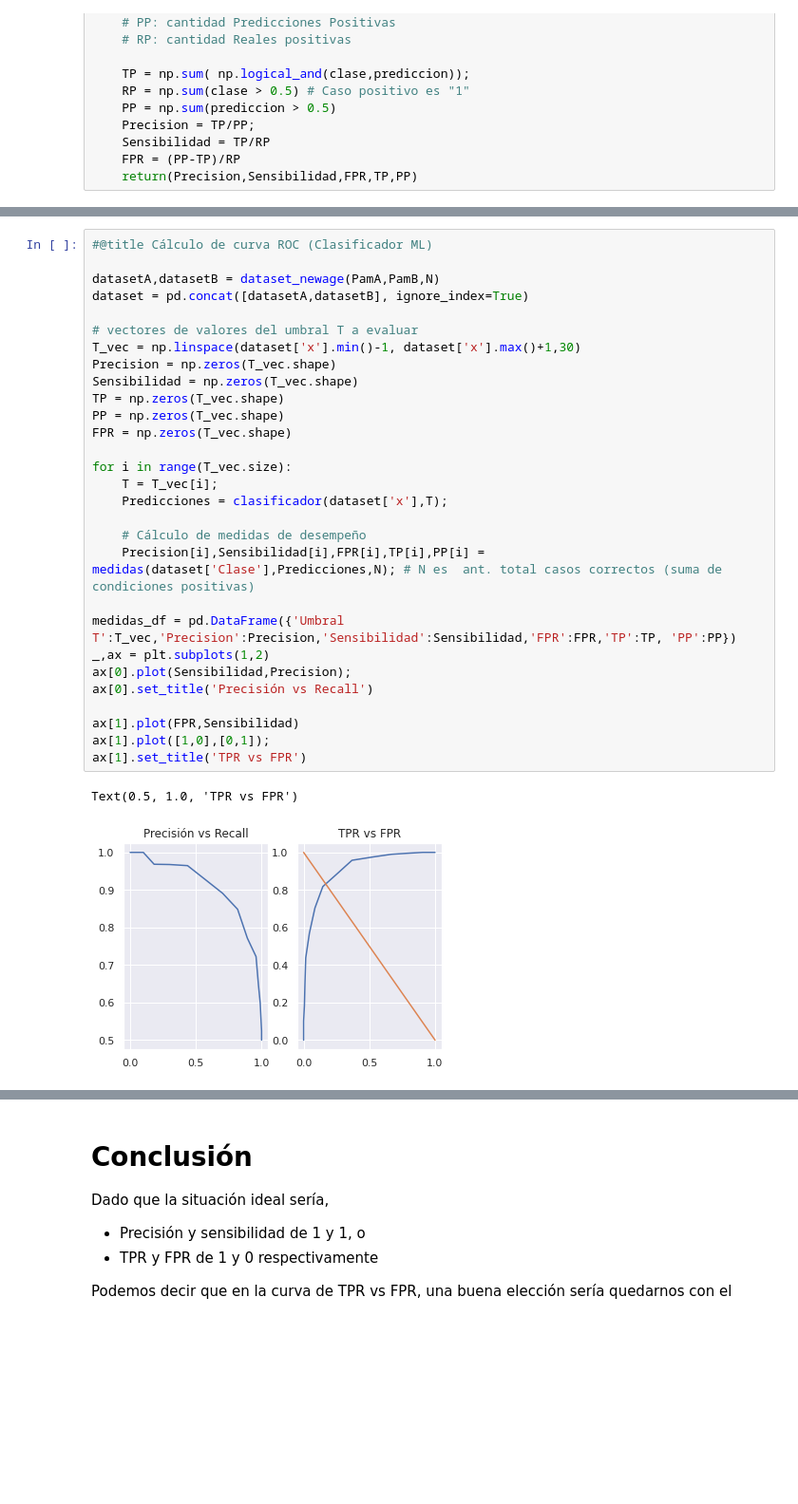
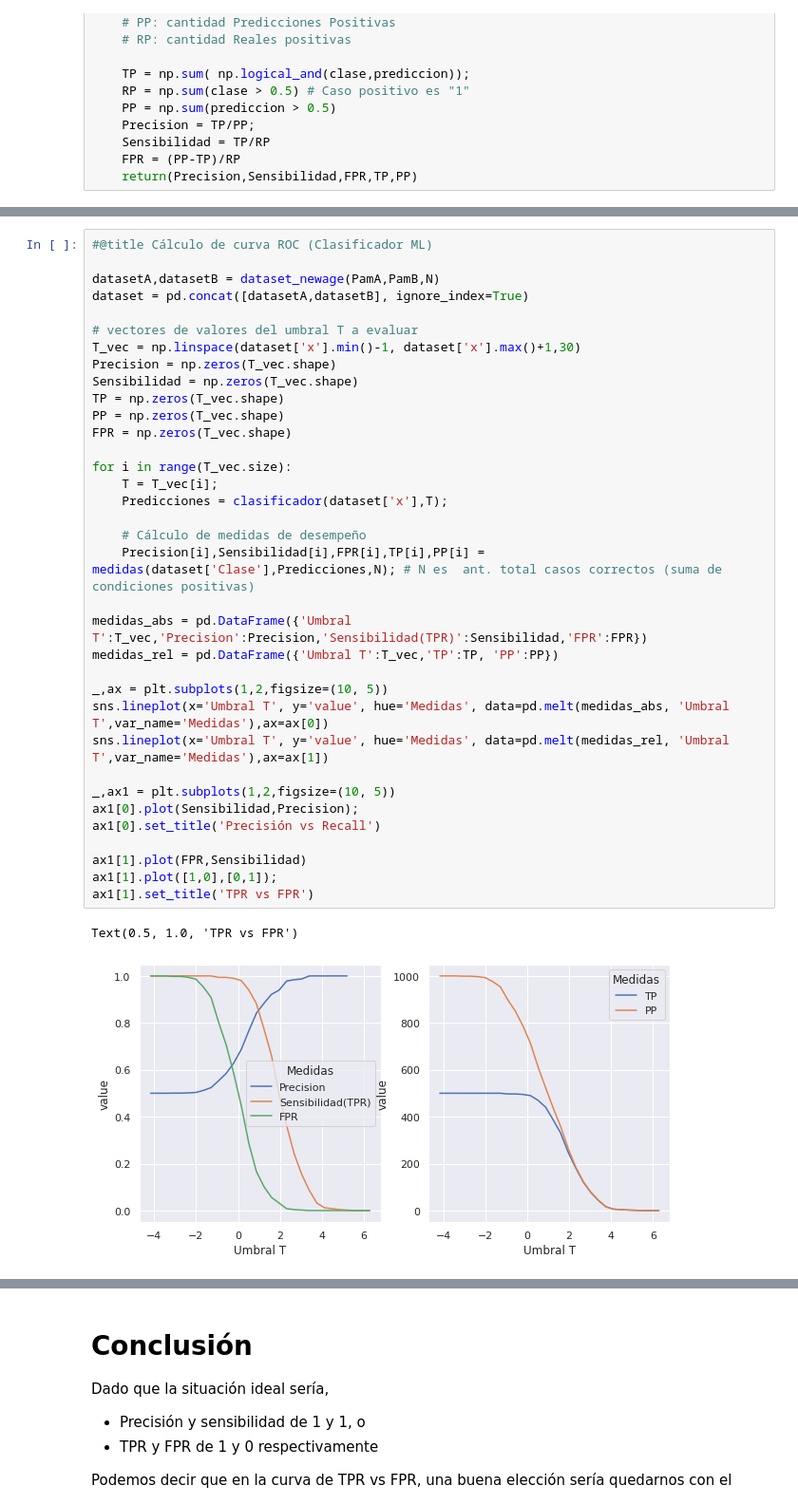
Before and after one commit to DarkMagicianK/Aprendizaje_de_Maquina2022, a Jupyter notebook: Tp2/Tp2_ejercicio2.ipynb, the cells around one changed output, grey strips where cells are left out. Shown at 95% size. Cells and saved outputs as stored; diff of their text form; blank space fills up the shorter version.

```diff
--- a/Tp2/Tp2_ejercicio2.ipynb
+++ b/Tp2/Tp2_ejercicio2.ipynb
@@ -102,32 +102,38 @@ Text(0.5, 1.0, 'Hist con seaborn')
 # %%
 #@title Cálculo de curva ROC (Clasificador ML)
 
 datasetA,datasetB = dataset_newage(PamA,PamB,N)
 dataset = pd.concat([datasetA,datasetB], ignore_index=True)
 
 # vectores de valores del umbral T a evaluar
 T_vec = np.linspace(dataset['x'].min()-1, dataset['x'].max()+1,30)
 Precision = np.zeros(T_vec.shape)
 Sensibilidad = np.zeros(T_vec.shape)
 TP = np.zeros(T_vec.shape)
 PP = np.zeros(T_vec.shape)
 FPR = np.zeros(T_vec.shape)
 
 for i in range(T_vec.size):
     T = T_vec[i];
     Predicciones = clasificador(dataset['x'],T);
 
     # Cálculo de medidas de desempeño
     Precision[i],Sensibilidad[i],FPR[i],TP[i],PP[i] = medidas(dataset['Clase'],Predicciones,N); # N es  ant. total casos correctos (suma de condiciones positivas)
 
-medidas_df = pd.DataFrame({'Umbral T':T_vec,'Precision':Precision,'Sensibilidad':Sensibilidad,'FPR':FPR,'TP':TP, 'PP':PP})
-_,ax = plt.subplots(1,2)
-ax[0].plot(Sensibilidad,Precision);
-ax[0].set_title('Precisión vs Recall')
+medidas_abs = pd.DataFrame({'Umbral T':T_vec,'Precision':Precision,'Sensibilidad(TPR)':Sensibilidad,'FPR':FPR})
+medidas_rel = pd.DataFrame({'Umbral T':T_vec,'TP':TP, 'PP':PP})
 
-ax[1].plot(FPR,Sensibilidad)
-ax[1].plot([1,0],[0,1]);
-ax[1].set_title('TPR vs FPR')
+_,ax = plt.subplots(1,2,figsize=(10, 5))
+sns.lineplot(x='Umbral T', y='value', hue='Medidas', data=pd.melt(medidas_abs, 'Umbral T',var_name='Medidas'),ax=ax[0])
+sns.lineplot(x='Umbral T', y='value', hue='Medidas', data=pd.melt(medidas_rel, 'Umbral T',var_name='Medidas'),ax=ax[1])
+
+_,ax1 = plt.subplots(1,2,figsize=(10, 5))
+ax1[0].plot(Sensibilidad,Precision);
+ax1[0].set_title('Precisión vs Recall')
+
+ax1[1].plot(FPR,Sensibilidad)
+ax1[1].plot([1,0],[0,1]);
+ax1[1].set_title('TPR vs FPR')
 # %% [output]
 Text(0.5, 1.0, 'TPR vs FPR')
-[figure, old version]
+[figure, new version]
```
Also changed, not shown: parts of 2 cells of this notebook.
